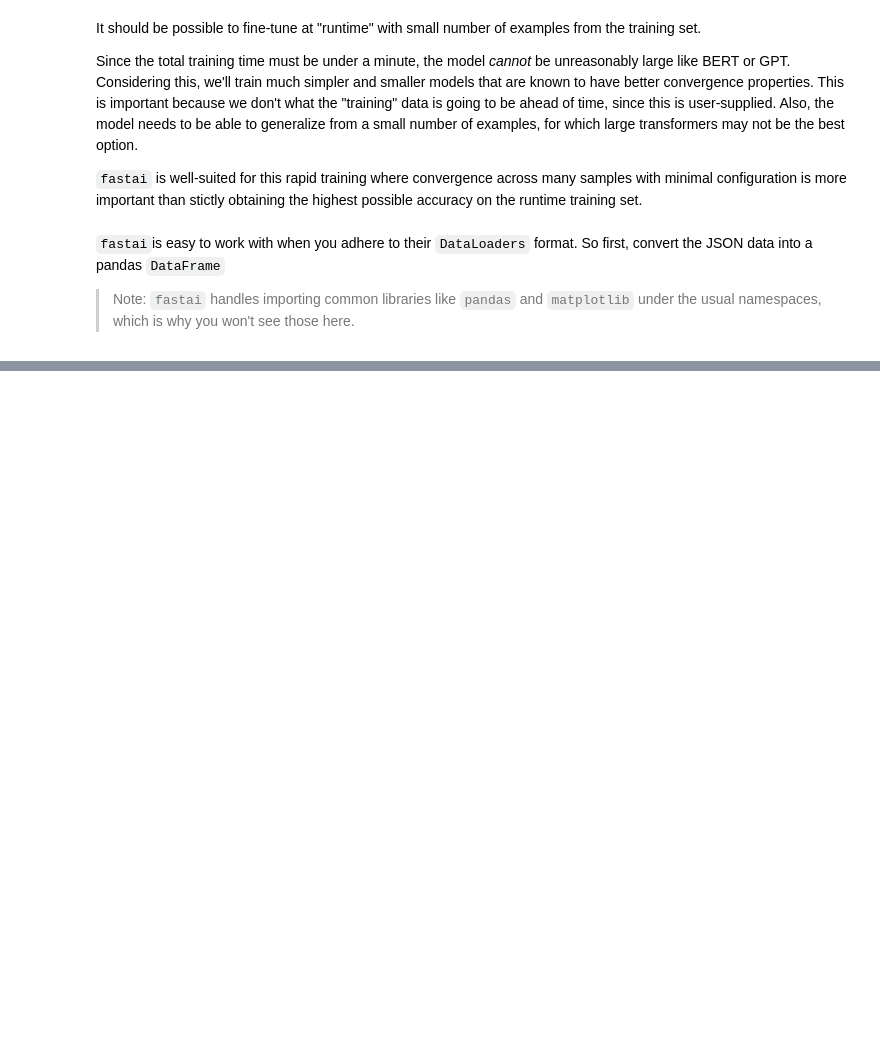
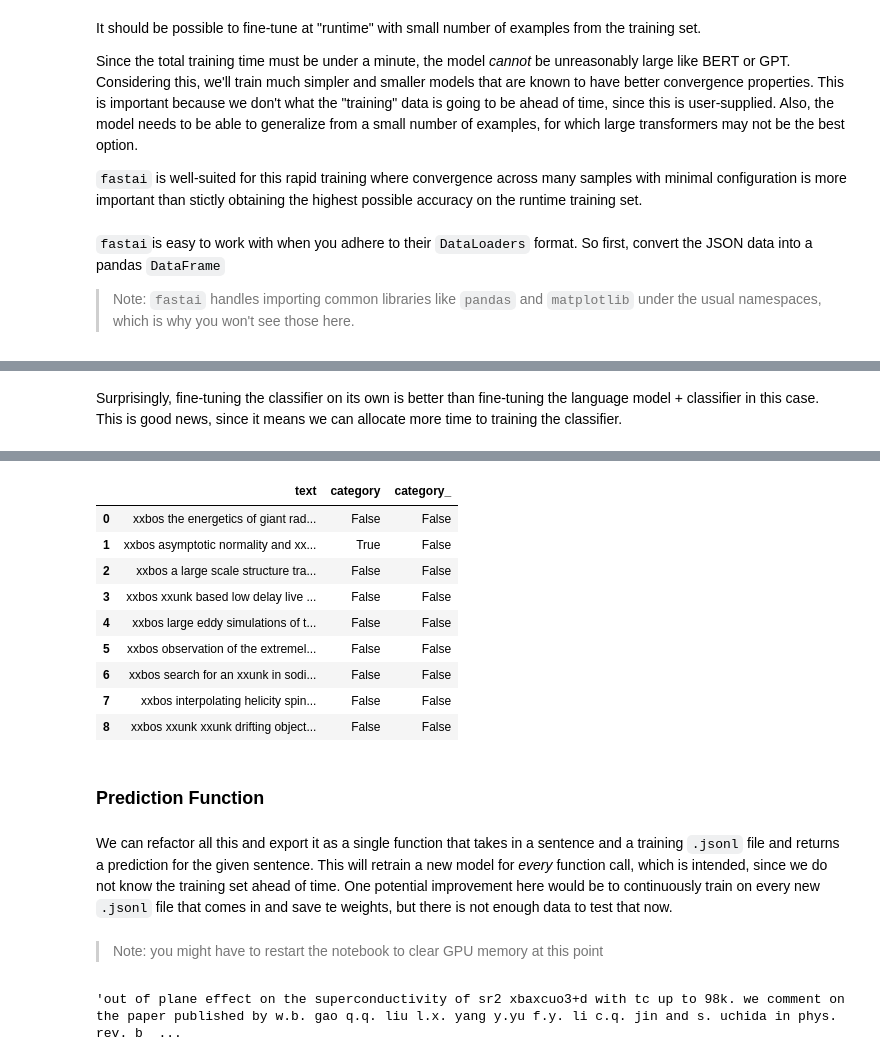
Before and after one commit to iyaja/ought, a Jupyter notebook: custom.ipynb, the cells around one changed output, grey strips where cells are left out. Cells and saved outputs as stored; diff of their text form; code cells hidden in the pictures; blank space fills up the shorter version.

Commit message:
feat(custom): runtime-trained LSTM

```diff
--- a/custom.ipynb
+++ b/custom.ipynb
@@ -42,3 +35,17 @@ from fastai.text.all import *
 `fastai`is easy to work with when you adhere to their `DataLoaders` format. So first, convert the JSON data into a pandas `DataFrame`
 
 > Note: `fastai` handles importing common libraries like `pandas` and `matplotlib` under the usual namespaces, which is why you won't see those here.
+# %%
+path = Path('data/')
+
+train = load_jsonl('data/train.jsonl')
+valid = load_jsonl('data/dev.jsonl')
+
+train_df = pd.DataFrame(train)
+valid_df = pd.DataFrame(valid)
+
+train_df['is_valid'] = False
+valid_df['is_valid'] = True
+
+df = train_df.append(valid_df, ignore_index=True)
+df.head()
@@ -44,0 +116,4 @@ from fastai.text.all import *
+# %%
+dls = TextDataLoaders.from_df(df, path="data", text_col='text', label_col='label', valid_col='is_valid', seq_len=50)
+learn = text_classifier_learner(dls, AWD_LSTM, drop_mult=0.5, metrics=accuracy)
+learn.fine_tune(5, 5e-2)
@@ -44,0 +130,5 @@ from fastai.text.all import *
+# %% [markdown]
+Surprisingly, fine-tuning the classifier on its own is better than fine-tuning the language model + classifier in this case. This is good news, since it means we can allocate more time to training the classifier.
+# %%
+learn.show_results()
+# %% [output]
@@ -44,0 +136,14 @@ from fastai.text.all import *
+|  | text | category | category_ |
+| 0 | xxbos the energetics of giant rad... | False | False |
+| 1 | xxbos asymptotic normality and xx... | True | False |
+| 2 | xxbos a large scale structure tra... | False | False |
+| 3 | xxbos xxunk based low delay live ... | False | False |
+| 4 | xxbos large eddy simulations of t... | False | False |
+| 5 | xxbos observation of the extremel... | False | False |
+| 6 | xxbos search for an xxunk in sodi... | False | False |
+| 7 | xxbos interpolating helicity spin... | False | False |
+| 8 | xxbos xxunk xxunk drifting object... | False | False |
+# %% [markdown]
+### Prediction Function
+# %% [markdown]
+We can refactor all this and export it as a single function that takes in a sentence and  a training `.jsonl` file and returns a prediction for the given sentence. This will retrain a new model for *every* function call, which is intended, since we do not know the training set ahead of time. One potential improvement here would be to continuously train on every new `.jsonl` file that comes in and save te weights, but there is not enough data to test that now.
@@ -44,0 +160,9 @@ from fastai.text.all import *
+# %% [markdown]
+> Note: you might have to restart the notebook to clear GPU memory at this point
+# %%
+test = load_jsonl("data/test_no_labels.jsonl")
+example = test[0]
+prompt = example['text']
+prompt
+# %% [output]
+'out of plane effect on the superconductivity of sr2 xbaxcuo3+d with tc up to 98k. we comment on the paper published by w.b. gao q.q. liu l.x. yang y.yu f.y. li c.q. jin and s. uchida in phys. rev. b  ...
```
Also changed, not shown: parts of 25 cells of this notebook, 3 other files.
